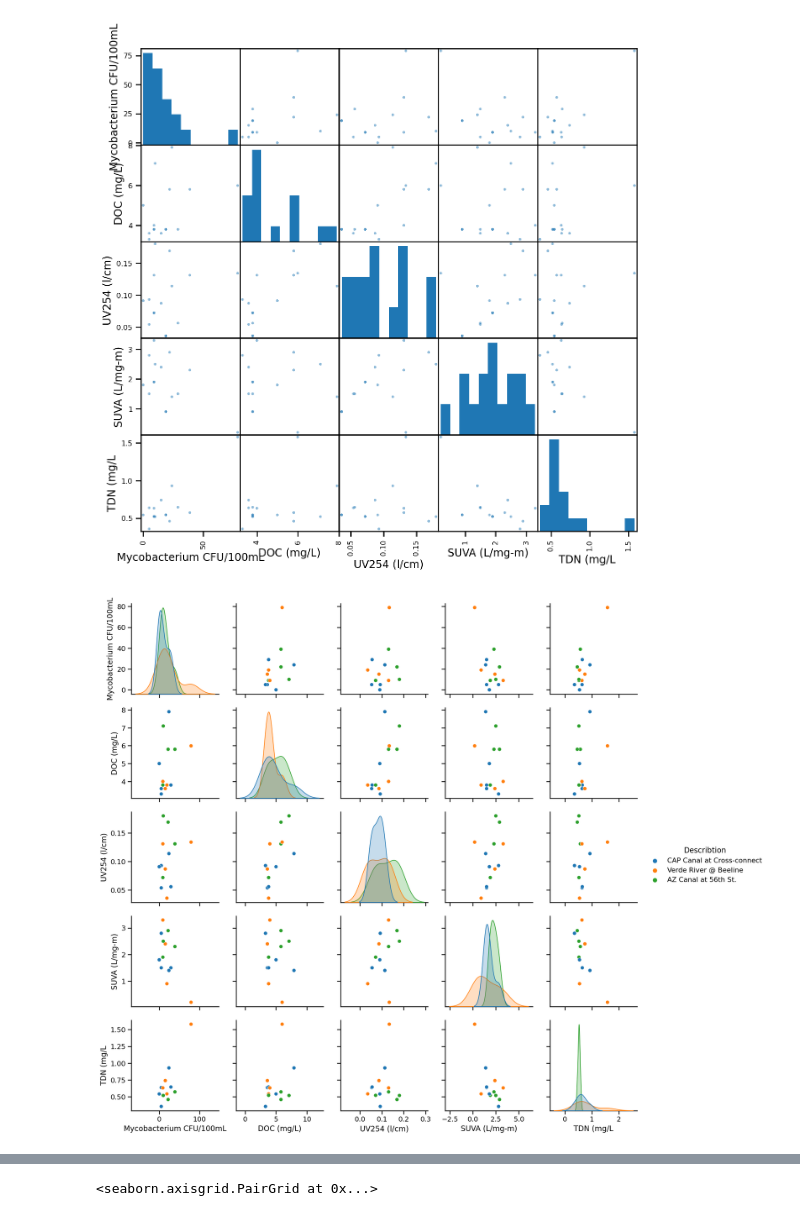
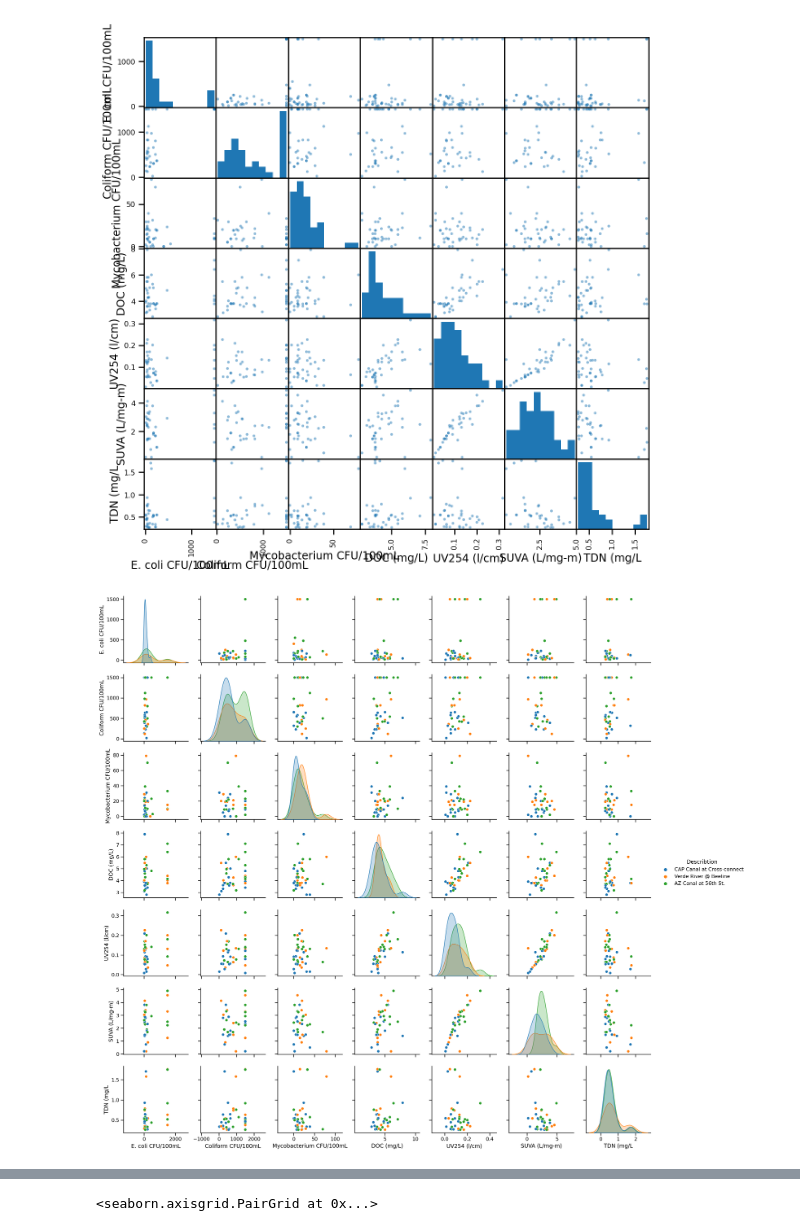
Before and after one commit to salorain/10251, a Jupyter notebook: seaborn pairplot.ipynb, the cells around one changed output, grey strips where cells are left out. Saved outputs shown, nothing was run; the diff lists cells and outputs as text; code cells hidden in the pictures.

Commit message:
Added data
commit

```diff
--- a/seaborn pairplot.ipynb
+++ b/seaborn pairplot.ipynb
@@ -7,7 +7,7 @@ import seaborn as sns
 sns.set_context('notebook')
 %config InlineBackend.figure_format = 'retina'
 # %%
-data = pd.read_csv('/Users/guest/Downloads/rwq2021.csv')
+data = pd.read_csv('rwq2021.csv')
 # %%
 data.columns
 # %% [output]
@@ -18,14 +18,14 @@ Index(['Sample ID', 'E. coli CFU/100mL', 'Coliform CFU/100mL',
 # %%
 import matplotlib.pyplot as plt
 from pandas.plotting import scatter_matrix
-scatter_matrix(data[['Mycobacterium CFU/100mL','DOC (mg/L)','UV254 (l/cm)','SUVA (L/mg-m)','TDN (mg/L']], figsize = (10, 10))
+scatter_matrix(data[['E. coli CFU/100mL', 'Coliform CFU/100mL','Mycobacterium CFU/100mL','DOC (mg/L)','UV254 (l/cm)','SUVA (L/mg-m)','TDN (mg/L']], figsize = (10, 10))
 plt.show()
 # %% [output]
-[figure, old version]
+[figure, new version]
 # %%
-saleh=sns.pairplot(data,vars=['Mycobacterium CFU/100mL','DOC (mg/L)','UV254 (l/cm)','SUVA (L/mg-m)','TDN (mg/L'], hue= 'Describtion')
+saleh=sns.pairplot(data,vars=['E. coli CFU/100mL', 'Coliform CFU/100mL','Mycobacterium CFU/100mL','DOC (mg/L)','UV254 (l/cm)','SUVA (L/mg-m)','TDN (mg/L'], hue= 'Describtion')
 # %% [output]
-[figure, old version]
+[figure, new version]
 # %%
 
 sns.pairplot(data,vars=['Mycobacterium CFU/100mL','DOC (mg/L)','UV254 (l/cm)','SUVA (L/mg-m)','TDN (mg/L'],corner=True, hue= 'Location')
```
Also changed, not shown: parts of 7 cells of this notebook, 1 other file.
